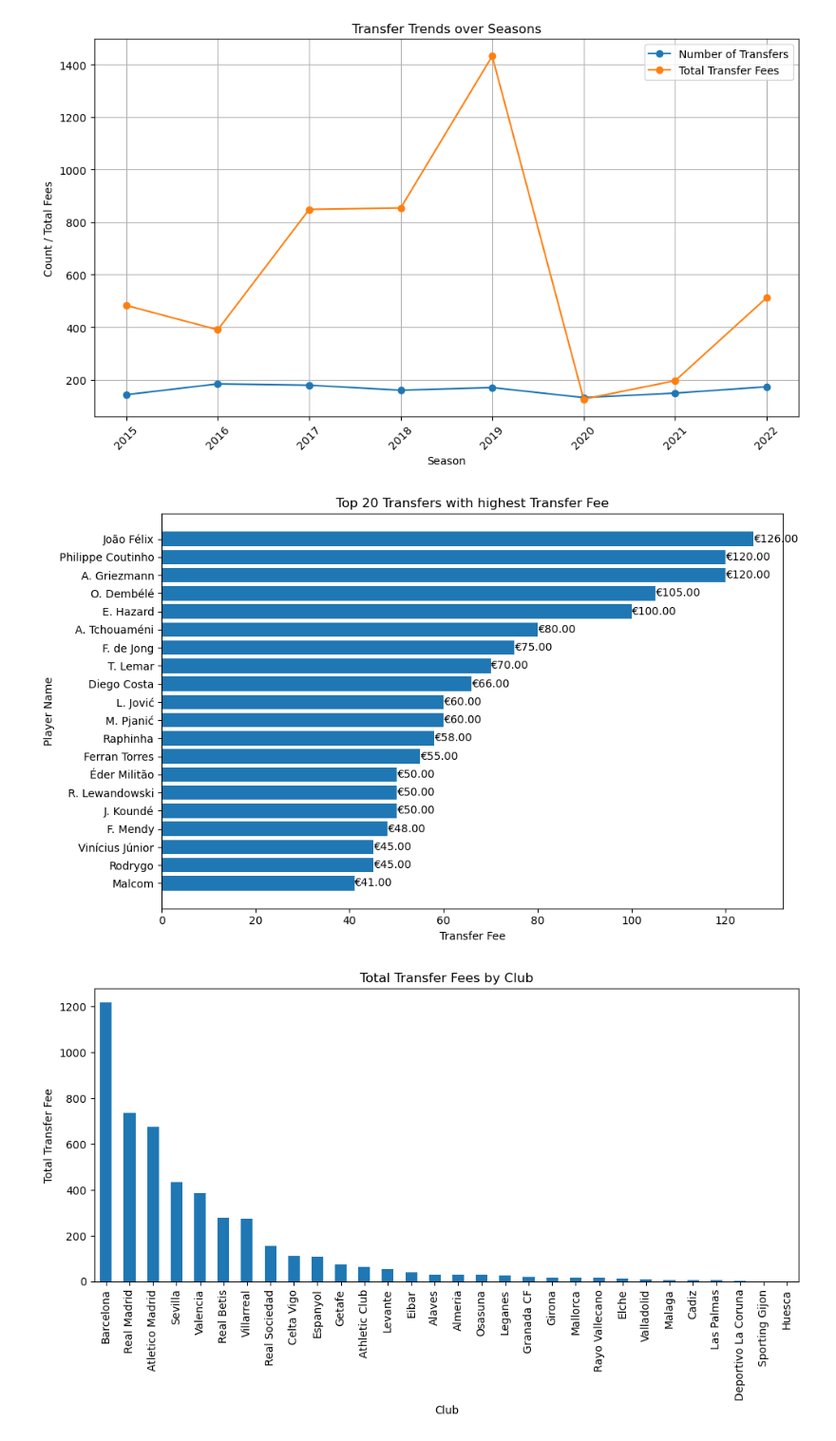
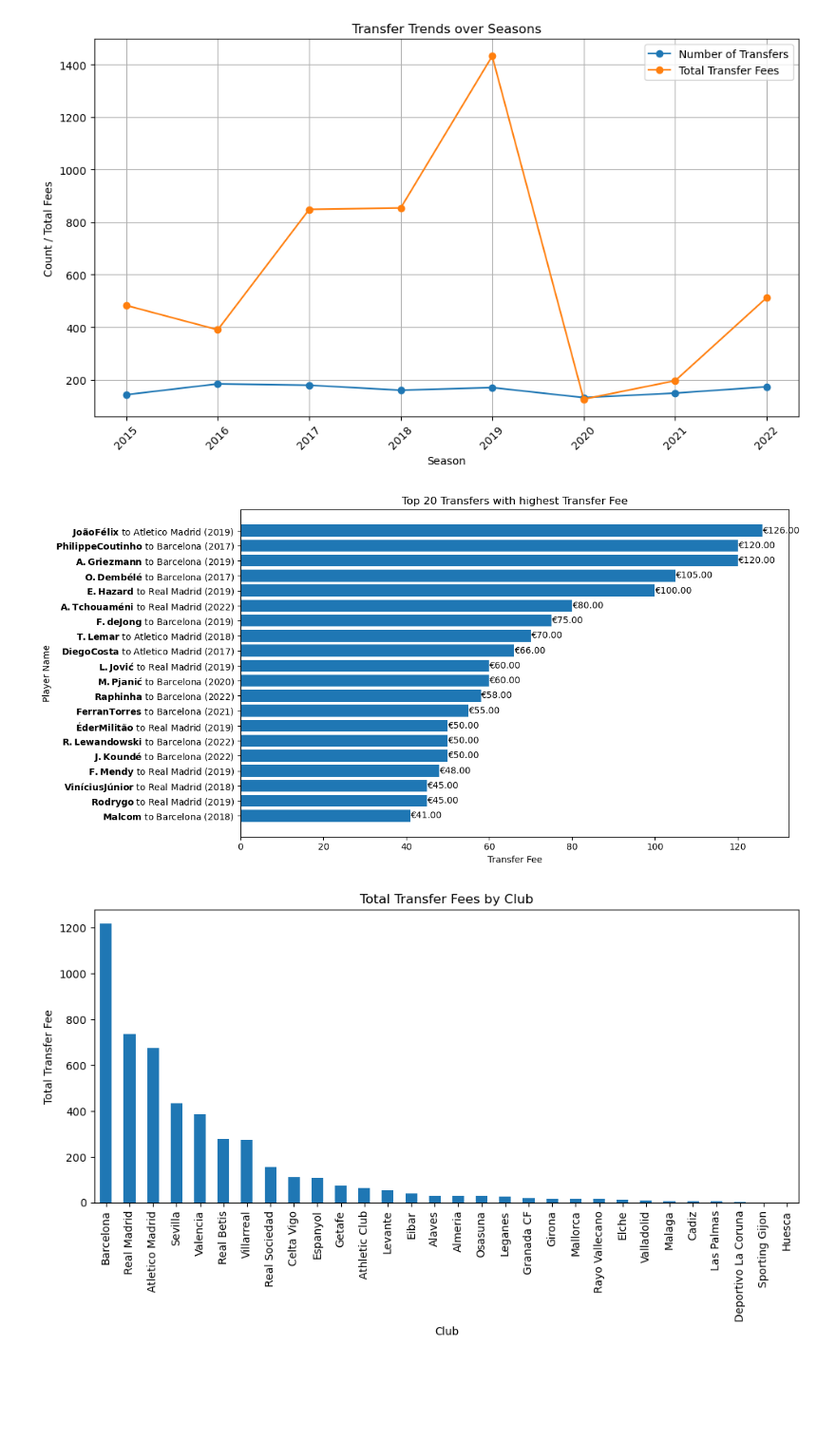
Before and after one commit to adrianmadry/la_liga_transfers, a Jupyter notebook: data_analysis.ipynb, the cells around one changed output. Shown: that part at 95% size. Drawn from its saved outputs; the diff is of its cells as text; code cells hidden in the pictures; blank space fills up the shorter version.

```diff
--- a/data_analysis.ipynb
+++ b/data_analysis.ipynb
@@ -353,24 +336,26 @@ plt.show()
 # %%
 top_transfers = merged_df.sort_values(by='transfer_fee', ascending=False).head(20)
 
+# Create labels for Y-axis
+y_labels = [f"$\mathbf{{{name}}}$ to {team} ({int(season)})" for name, team, season in zip(top_transfers['player_name'], top_transfers['transfers_teams_in_name'], top_transfers['season_of_transfer'])]
+
 # Create a bar chart
-plt.figure(figsize=(10, 6))
-bars = plt.barh(top_transfers['player_name'], top_transfers['transfer_fee'])
+plt.figure(figsize=(12, 6))
+bars = plt.barh(y_labels, top_transfers['transfer_fee'])
 
-# Add transfer dates as labels to the bars
+# Add transfer fee as labels to the bars
 for bar, fee in zip(bars, top_transfers['transfer_fee']):
     plt.text(bar.get_width(), bar.get_y() + bar.get_height() / 2, f"€{fee:.2f}", va='center')
-
 
 plt.xlabel('Transfer Fee')
 plt.ylabel('Player Name')
 plt.title('Top 20 Transfers with highest Transfer Fee')
-plt.gca().invert_yaxis()  # Invert y-axis to display the highest transfer fee at the top
+plt.gca().invert_yaxis()
 
 plt.tight_layout()
 plt.show()
 # %% [output]
-[figure, old version]
+[figure, new version]
 # %%
 club_transfer_sums = merged_df.groupby(by='transfers_teams_in_name')['transfer_fee'].sum().sort_values(ascending=False)
 
```
Also changed, not shown: parts of 16 cells of this notebook.
